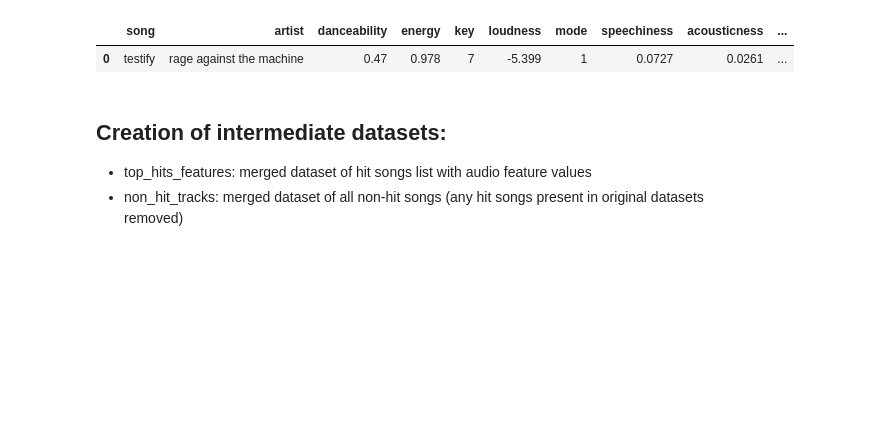
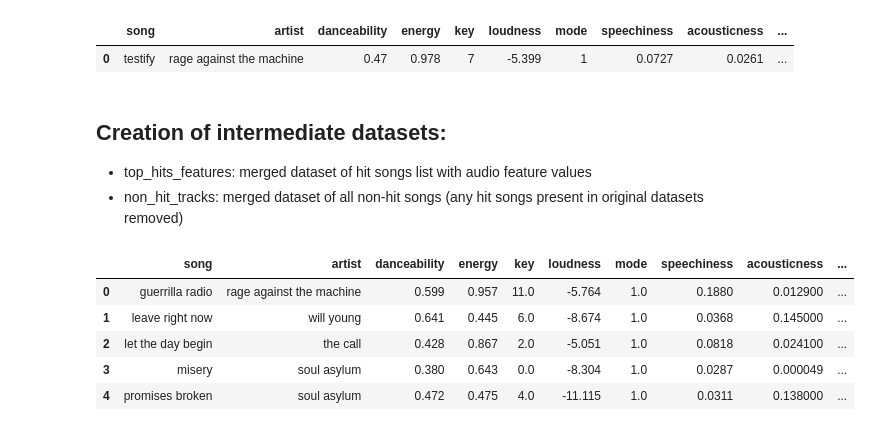
Before and after one commit to Lindsager/Spotify_hit_song_prediction, a Jupyter notebook: notebooks/01_data_preparation_and_merging.ipynb, the cells around one changed output. Saved outputs shown, nothing was run; the diff lists cells and outputs as text; code cells hidden in the pictures; blank space fills up the shorter version.

```diff
--- a/notebooks/01_data_preparation_and_merging.ipynb
+++ b/notebooks/01_data_preparation_and_merging.ipynb
@@ -21,16 +21,16 @@ warnings.filterwarnings('ignore', category=FutureWarning)
 # 1. Read in all source data
 # %%
 # 1. All Billboard Top 100 songs from 1958-2024 w/o the necessary song features *source of truth*
-data_hits = pd.read_csv('charts_billboard_1958_2024.csv')
+data_hits = pd.read_csv('../data/raw/charts_billboard_1958_2024.csv')
 
 # 2. Billboard hits of unspecified data range w/ all features, missing year
-df_hits = pd.read_csv('hot_100_audio_features.csv')
+df_hits = pd.read_csv('../data/raw/hot_100_with_audio_features.csv')
 
 # 3. Dataset of ~1.2 million songs from 2000-2023 w/ all features
-data_1m = pd.read_csv('spotify_data.csv')
+data_1m = pd.read_csv('../data/raw/spotify_data.csv')
 
 # 4. Dataset of 1.2 mil tracks w/ all features
-df1 = pd.read_csv('spotify_1million.csv')
+df1 = pd.read_csv('../data/raw/spotify_1million.csv')
 # %% [markdown]
 # 2. Data Preparation
 # %% [markdown]
@@ -486,4 +486,13 @@ non_hit_tracks.head(1)
 ## Creation of intermediate datasets:
 - top_hits_features: merged dataset of hit songs list with audio feature values
 - non_hit_tracks: merged dataset of all non-hit songs (any hit songs present in original datasets removed)
+# %%
+top_hits_features.head()
+# %% [output]
+|  | song | artist | danceability | energy | key | loudness | mode | speechiness | acousticness | ... |
+| 0 | guerrilla radio | rage against the machine | 0.599 | 0.957 | 11.0 | -5.764 | 1.0 | 0.1880 | 0.012900 | ... |
+| 1 | leave right now | will young | 0.641 | 0.445 | 6.0 | -8.674 | 1.0 | 0.0368 | 0.145000 | ... |
+| 2 | let the day begin | the call | 0.428 | 0.867 | 2.0 | -5.051 | 1.0 | 0.0818 | 0.024100 | ... |
+| 3 | misery | soul asylum | 0.380 | 0.643 | 0.0 | -8.304 | 1.0 | 0.0287 | 0.000049 | ... |
+| 4 | promises broken | soul asylum | 0.472 | 0.475 | 4.0 | -11.115 | 1.0 | 0.0311 | 0.138000 | ... |
 # %%
```
Also changed, not shown: parts of 2 cells of this notebook, 8 other files.
